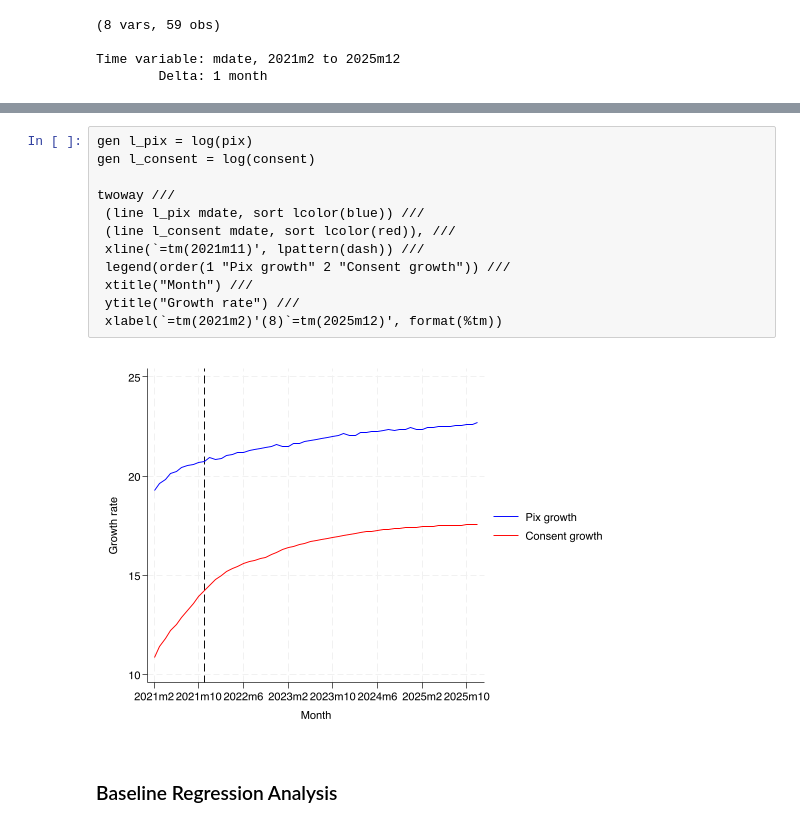
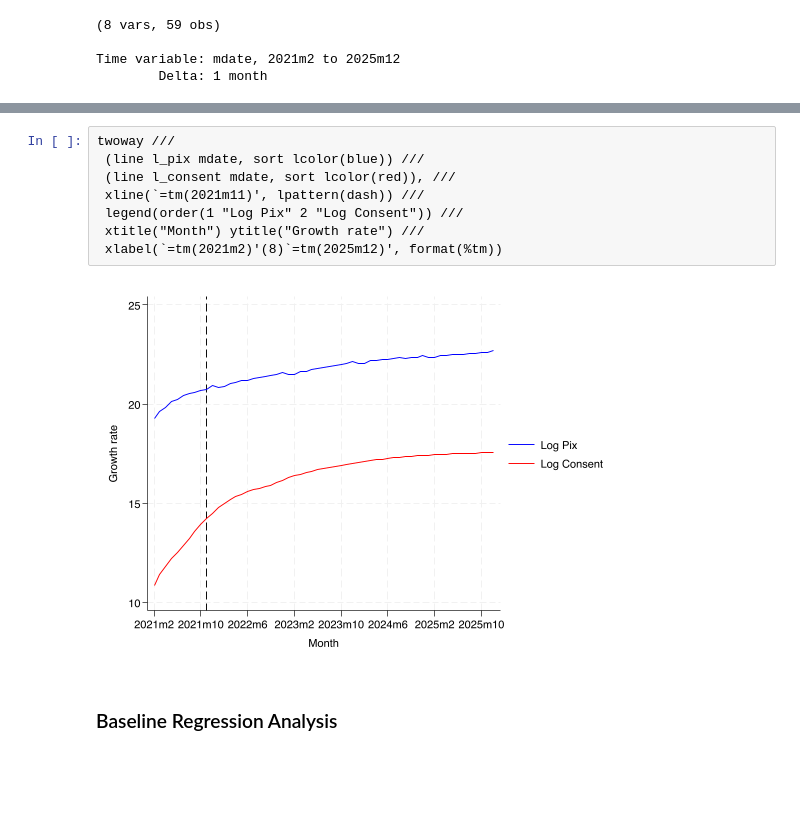
Before and after one commit to LeoXie1023/Brazil_Open_Finance, a Jupyter notebook: Quant Analysis.ipynb, the cells around one changed output, grey strips where cells are left out. Saved outputs shown, nothing was run; the diff lists cells and outputs as text; blank space fills up the shorter version.

```diff
--- a/Quant Analysis.ipynb
+++ b/Quant Analysis.ipynb
@@ -43,17 +53,13 @@ Time variable: mdate, 2021m2 to 2025m12
 # %%
-gen l_pix = log(pix)
-gen l_consent = log(consent)
-
 twoway ///
  (line l_pix mdate, sort lcolor(blue)) ///
  (line l_consent mdate, sort lcolor(red)), ///
  xline(`=tm(2021m11)', lpattern(dash)) ///
- legend(order(1 "Pix growth" 2 "Consent growth")) ///
- xtitle("Month") ///
- ytitle("Growth rate") ///
+ legend(order(1 "Log Pix" 2 "Log Consent")) ///
+ xtitle("Month") ytitle("Growth rate") ///
  xlabel(`=tm(2021m2)'(8)`=tm(2025m12)', format(%tm))
 # %% [output]
-[figure, old version]
+[figure, new version]
 # %% [markdown]
 ### Baseline Regression Analysis
 # %%
```
Also changed, not shown: parts of 2 cells of this notebook.
